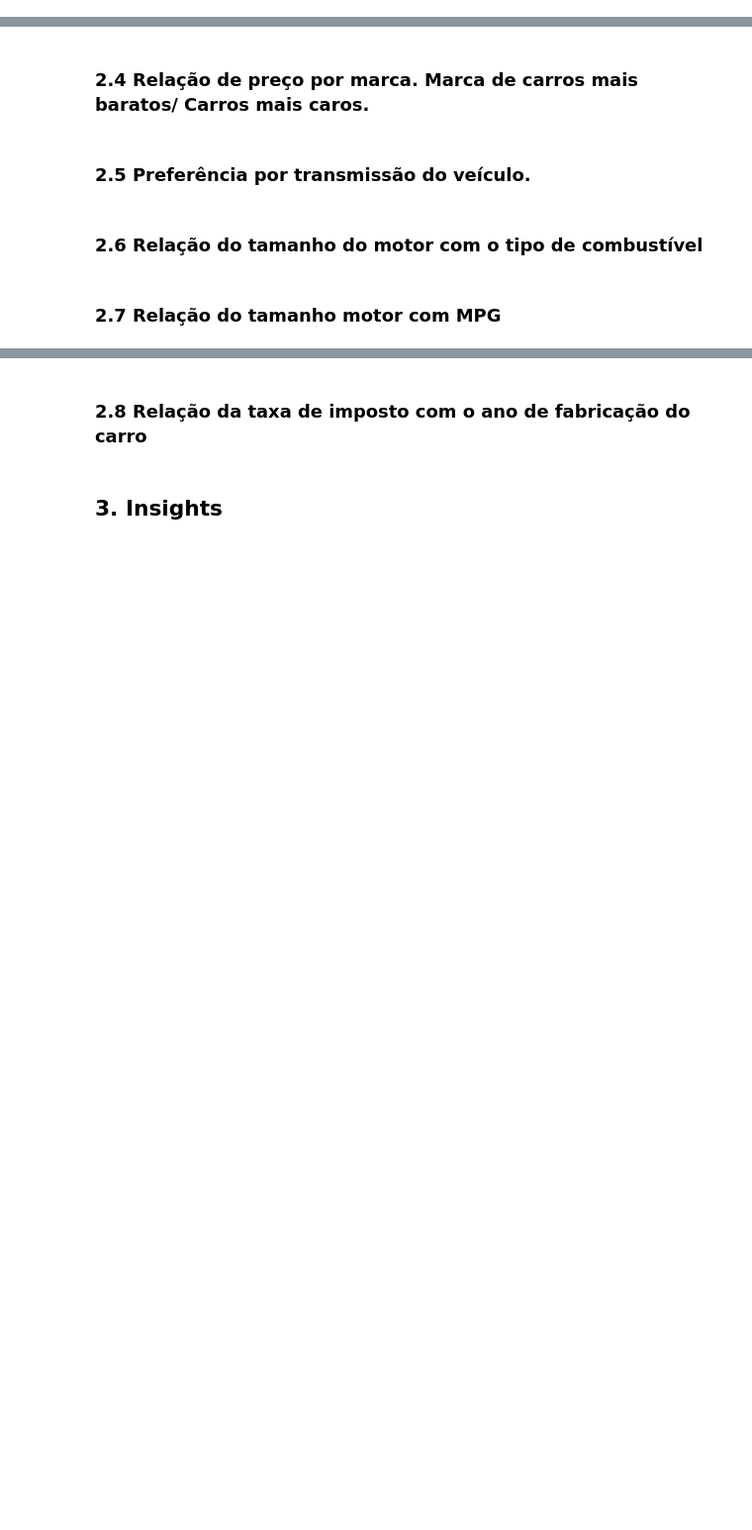
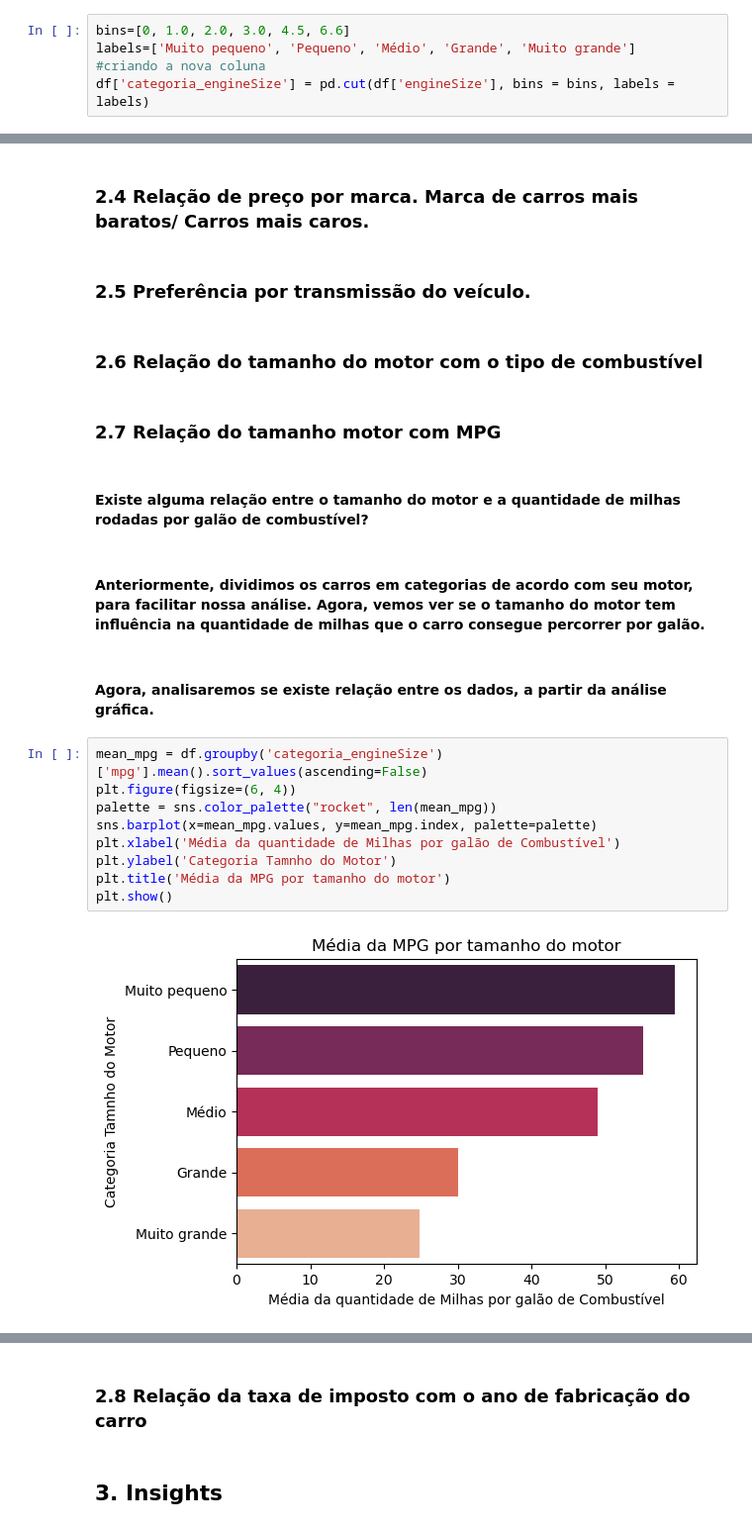
Before and after one commit to atlantico-academy/data-fusion, a Jupyter notebook: notebooks/01-exploratory_data_analysis.ipynb, the cells around one changed output, grey strips where cells are left out. Shown at 99% size. Cells and saved outputs as stored; diff of their text form; blank space fills up the shorter version.

Commit message:
feat: tratamento de dados e analise 2.7

```diff
--- a/notebooks/01-exploratory_data_analysis.ipynb
+++ b/notebooks/01-exploratory_data_analysis.ipynb
@@ -89,0 +184,5 @@ dicionario_cars.to_csv('../data/external/DictionaryCars.csv', index=False)
+# %%
+bins=[0, 1.0, 2.0, 3.0, 4.5, 6.6]
+labels=['Muito pequeno', 'Pequeno', 'Médio', 'Grande', 'Muito grande']
+#criando a nova coluna
+df['categoria_engineSize'] = pd.cut(df['engineSize'], bins = bins, labels = labels)
@@ -103,3 +213,20 @@ dicionario_cars.to_csv('../data/external/DictionaryCars.csv', index=False)
 ### 2.6 Relação do tamanho do motor com o tipo de combustível
 # %% [markdown]
 ### 2.7 Relação do tamanho motor com MPG
+# %% [markdown]
+#### **Existe alguma relação entre o tamanho do motor e a quantidade de milhas rodadas por galão de combustível?**
+# %% [markdown]
+#### Anteriormente, dividimos os carros em categorias de acordo com seu motor, para facilitar nossa análise. Agora, vemos ver se o tamanho do motor tem influência na quantidade de milhas que o carro consegue percorrer por galão.
+# %% [markdown]
+#### Agora, analisaremos se existe relação entre os dados, a partir da análise gráfica.
+# %%
+mean_mpg = df.groupby('categoria_engineSize')['mpg'].mean().sort_values(ascending=False)
+plt.figure(figsize=(6, 4))
+palette = sns.color_palette("rocket", len(mean_mpg))
+sns.barplot(x=mean_mpg.values, y=mean_mpg.index, palette=palette)
+plt.xlabel('Média da quantidade de Milhas por galão de Combustível')
+plt.ylabel('Categoria Tamnho do Motor')
+plt.title('Média da MPG por tamanho do motor')
+plt.show()
+# %% [output]
+[figure, added]
```
Also changed, not shown: parts of 22 cells of this notebook.
